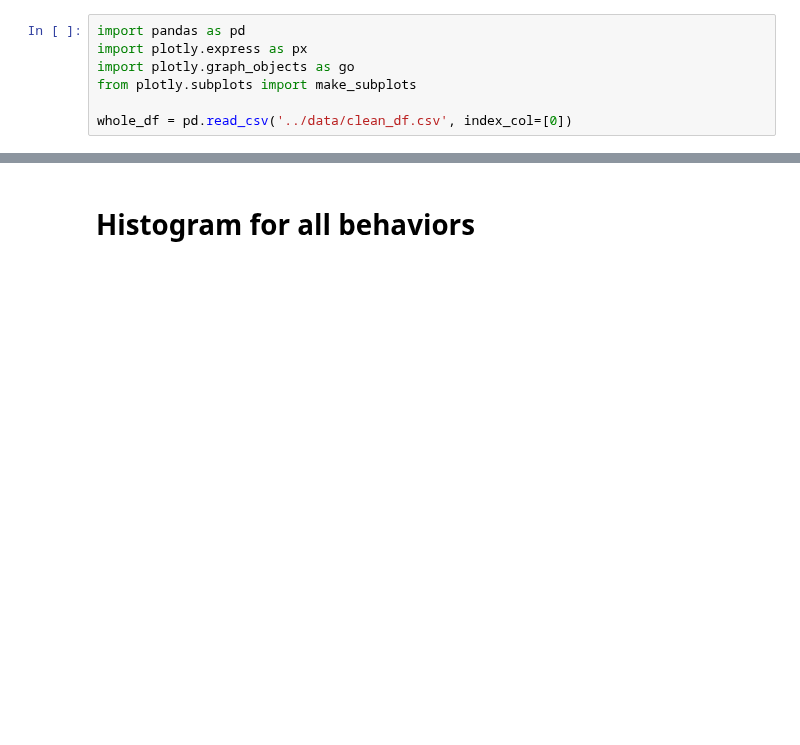
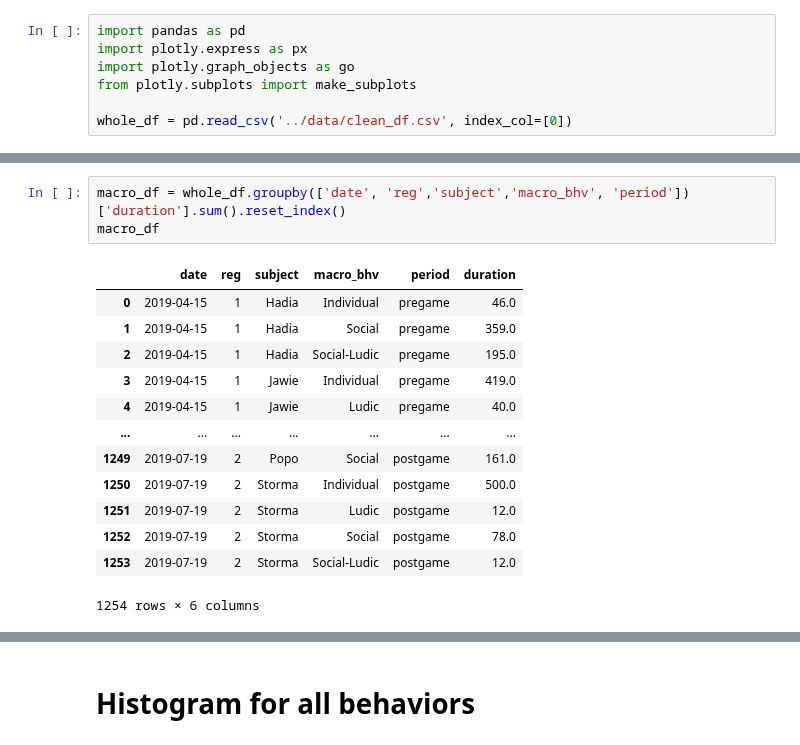
Before and after one commit to Bass2015/Orangutanes, a Jupyter notebook: src/ZZ_tests.ipynb, the cells around one changed output, grey strips where cells are left out. Cells and saved outputs as stored; diff of their text form; blank space fills up the shorter version.

```diff
--- a/src/ZZ_tests.ipynb
+++ b/src/ZZ_tests.ipynb
@@ -22,0 +34,17 @@ whole_df.head()
+# %%
+macro_df = whole_df.groupby(['date', 'reg','subject','macro_bhv', 'period'])['duration'].sum().reset_index()
+macro_df
+# %% [output]
+|  | date | reg | subject | macro_bhv | period | duration |
+| 0 | 2019-04-15 | 1 | Hadia | Individual | pregame | 46.0 |
+| 1 | 2019-04-15 | 1 | Hadia | Social | pregame | 359.0 |
+| 2 | 2019-04-15 | 1 | Hadia | Social-Ludic | pregame | 195.0 |
+| 3 | 2019-04-15 | 1 | Jawie | Individual | pregame | 419.0 |
+| 4 | 2019-04-15 | 1 | Jawie | Ludic | pregame | 40.0 |
+| ... | ... | ... | ... | ... | ... | ... |
+| 1249 | 2019-07-19 | 2 | Popo | Social | postgame | 161.0 |
+| 1250 | 2019-07-19 | 2 | Storma | Individual | postgame | 500.0 |
+| 1251 | 2019-07-19 | 2 | Storma | Ludic | postgame | 12.0 |
+| 1252 | 2019-07-19 | 2 | Storma | Social | postgame | 78.0 |
+| 1253 | 2019-07-19 | 2 | Storma | Social-Ludic | postgame | 12.0 |
+1254 rows × 6 columns
```
Also changed, not shown: parts of 12 cells of this notebook, 1 other file.
